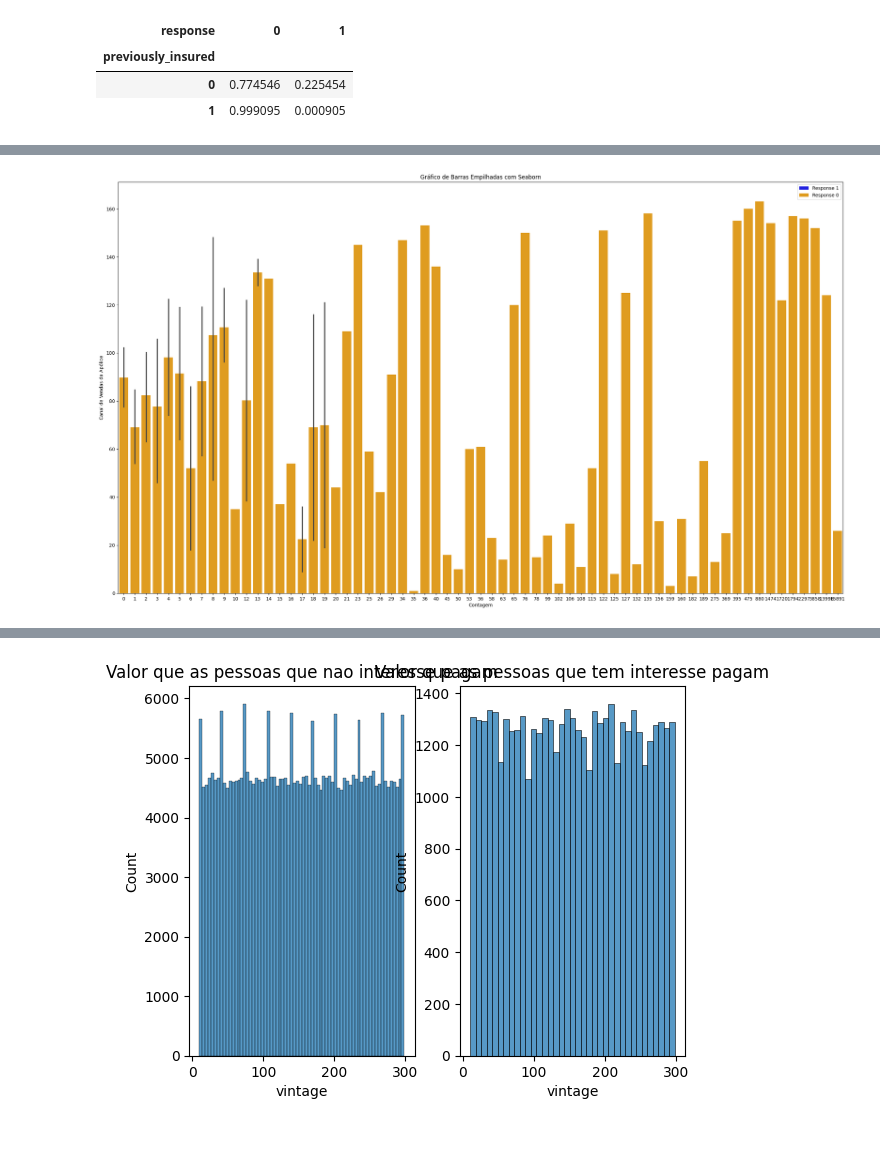
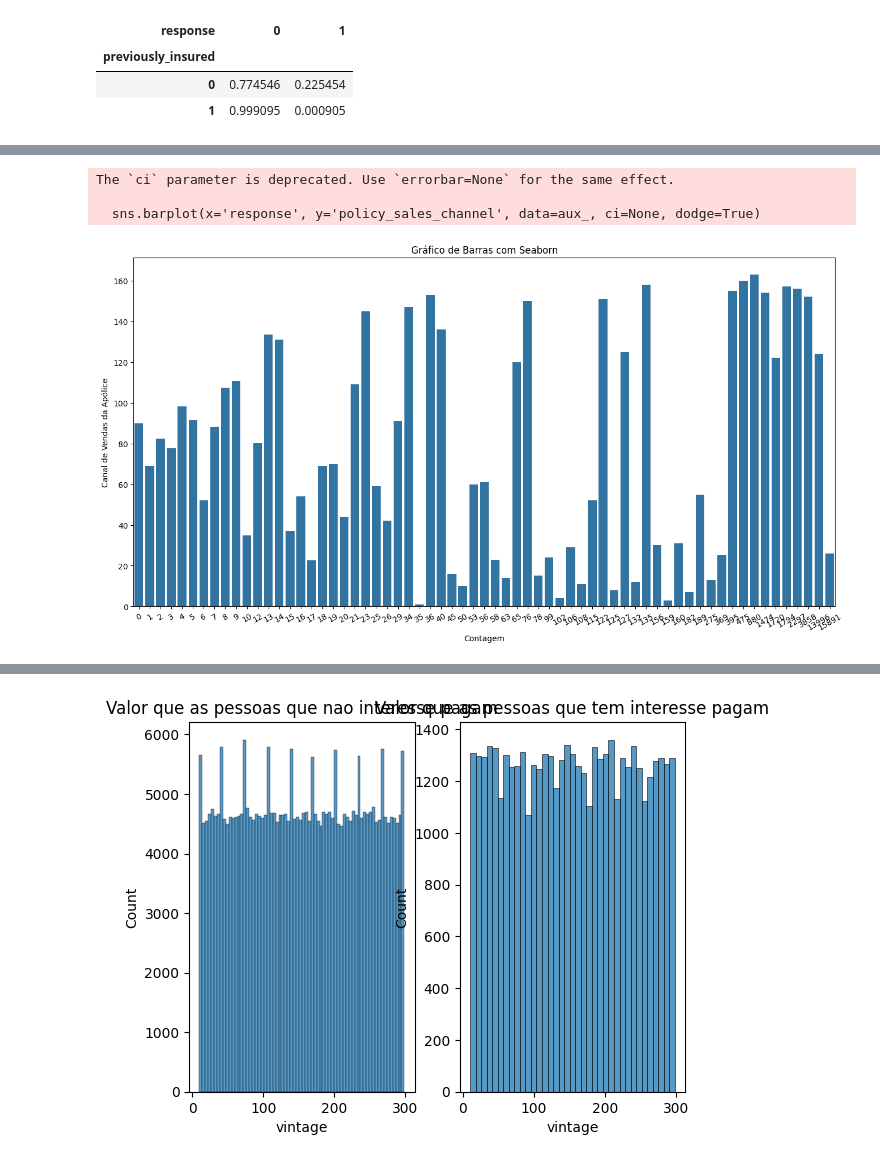
Before and after one commit to HallanMiranda/Health_insurance, a Jupyter notebook: notebooks/c1pa004.ipynb, the cells around one changed output, grey strips where cells are left out. Saved outputs shown, nothing was run; the diff lists cells and outputs as text; code cells hidden in the pictures.

```diff
--- a/notebooks/c1pa004.ipynb
+++ b/notebooks/c1pa004.ipynb
@@ -298,21 +360,25 @@ df4[['vehicle_age', 'response']].value_counts(normalize=True).reset_index()
 # %%
 # Tamanho da figura
-plt.figure(figsize=(28, 16))
+plt.figure(figsize=(16, 8))  # Ajuste o tamanho conforme necessário
 
 # Agrupamento e soma das ocorrências por 'policy_sales_channel'
 aux_ = df4[['policy_sales_channel', 'response']].groupby('policy_sales_channel').sum().reset_index()
 
-# Criando um gráfico de barras empilhadas
-sns.barplot(x='response', y='policy_sales_channel', data=aux_, color='blue', label='Response 1')
-sns.barplot(x=aux_['response'], y=aux_['policy_sales_channel'], color='orange', label='Response 0')
+# Criando um gráfico de barras
+sns.barplot(x='response', y='policy_sales_channel', data=aux_, ci=None, dodge=True)
 
 # Adicionando legendas e título
 plt.xlabel('Contagem')
 plt.ylabel('Canal de Vendas da Apólice')
-plt.title('Gráfico de Barras Empilhadas com Seaborn')
-plt.legend()
+plt.title('Gráfico de Barras com Seaborn')
+
+# Inclinando o eixo x em 30 graus (ajuste conforme necessário)
+plt.xticks(rotation=30)
 
 # Exibindo o gráfico
 plt.show()
 # %% [output]
+The `ci` parameter is deprecated. Use `errorbar=None` for the same effect.
+
+  sns.barplot(x='response', y='policy_sales_channel', data=aux_, ci=None, dodge=True)
-[figure, old version]
+[figure, new version]
```
Also changed, not shown: parts of 107 cells of this notebook, 12 other files.
